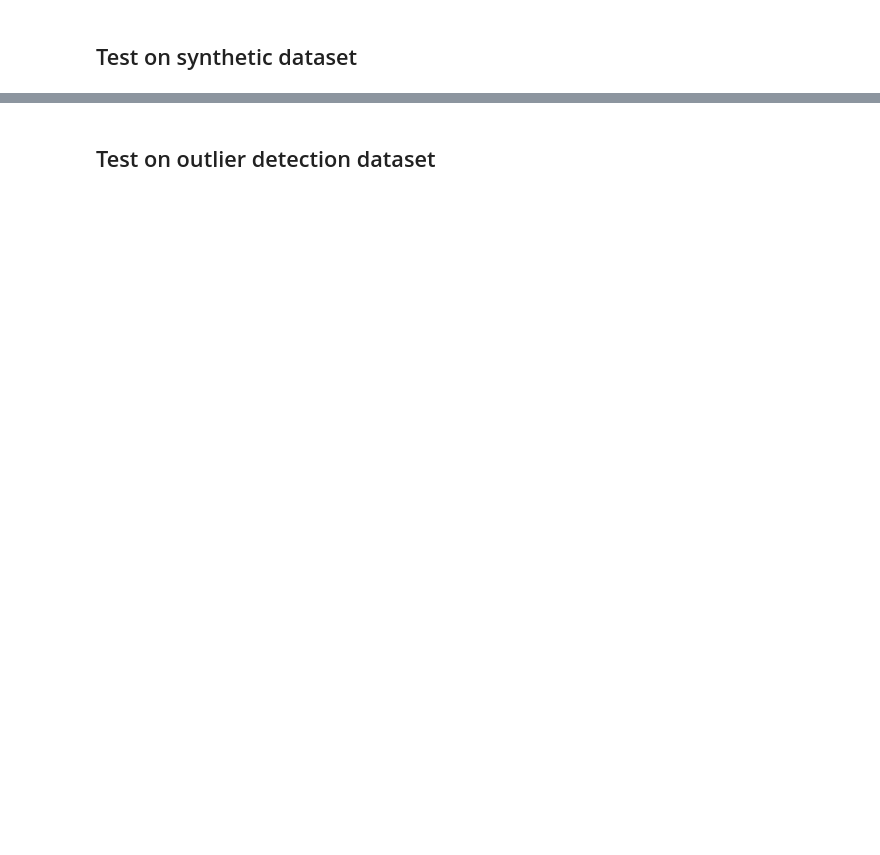
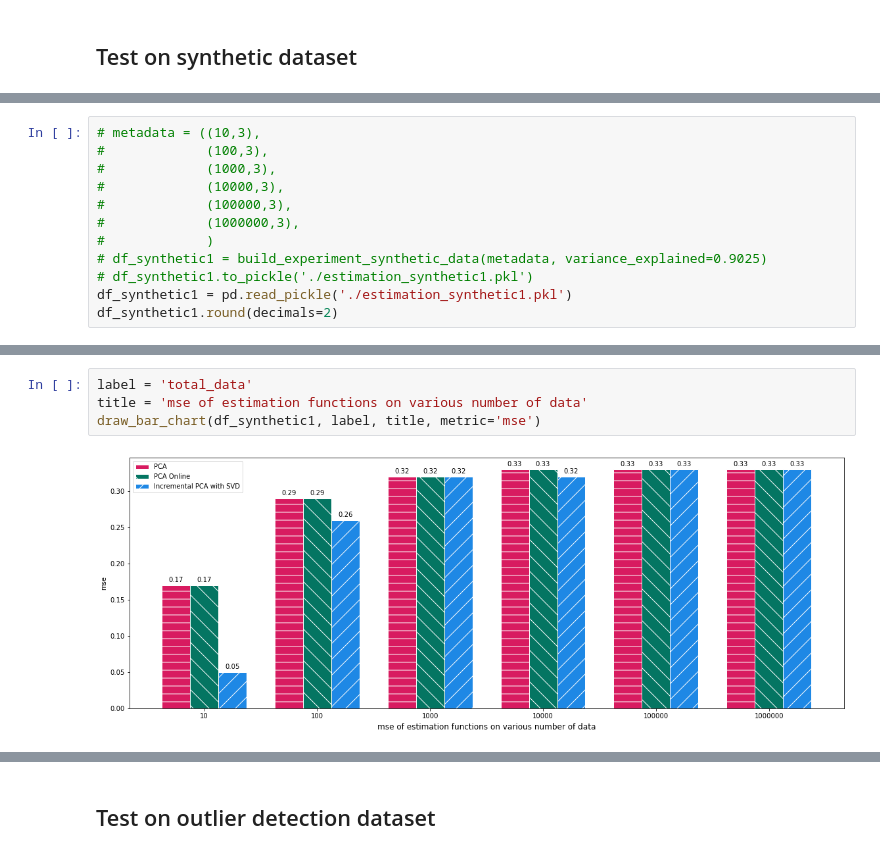
Before and after one commit to egawati/exos, a Jupyter notebook: sources/notebook/estimation_function_test.ipynb, the cells around one changed output, grey strips where cells are left out. Drawn from its saved outputs; the diff is of its cells as text; blank space fills up the shorter version.

Commit message:
update estimation functions and knn

```diff
--- a/sources/notebook/estimation_function_test.ipynb
+++ b/sources/notebook/estimation_function_test.ipynb
@@ -269,0 +276,12 @@ df_synthetic3.round(decimals=2)
+# %%
+# metadata = ((10,3),
+#             (100,3),
+#             (1000,3),
+#             (10000,3),
+#             (100000,3),
+#             (1000000,3),
+#             )
+# df_synthetic1 = build_experiment_synthetic_data(metadata, variance_explained=0.9025)
+# df_synthetic1.to_pickle('./estimation_synthetic1.pkl')
+df_synthetic1 = pd.read_pickle('./estimation_synthetic1.pkl')
+df_synthetic1.round(decimals=2)
@@ -269,0 +296,6 @@ df_synthetic3.round(decimals=2)
+# %%
+label = 'total_data'
+title = 'mse of estimation functions on various number of data'
+draw_bar_chart(df_synthetic1, label, title, metric='mse')
+# %% [output]
+[figure, added]
```
Also changed, not shown: parts of 24 cells of this notebook, 7 other files.
